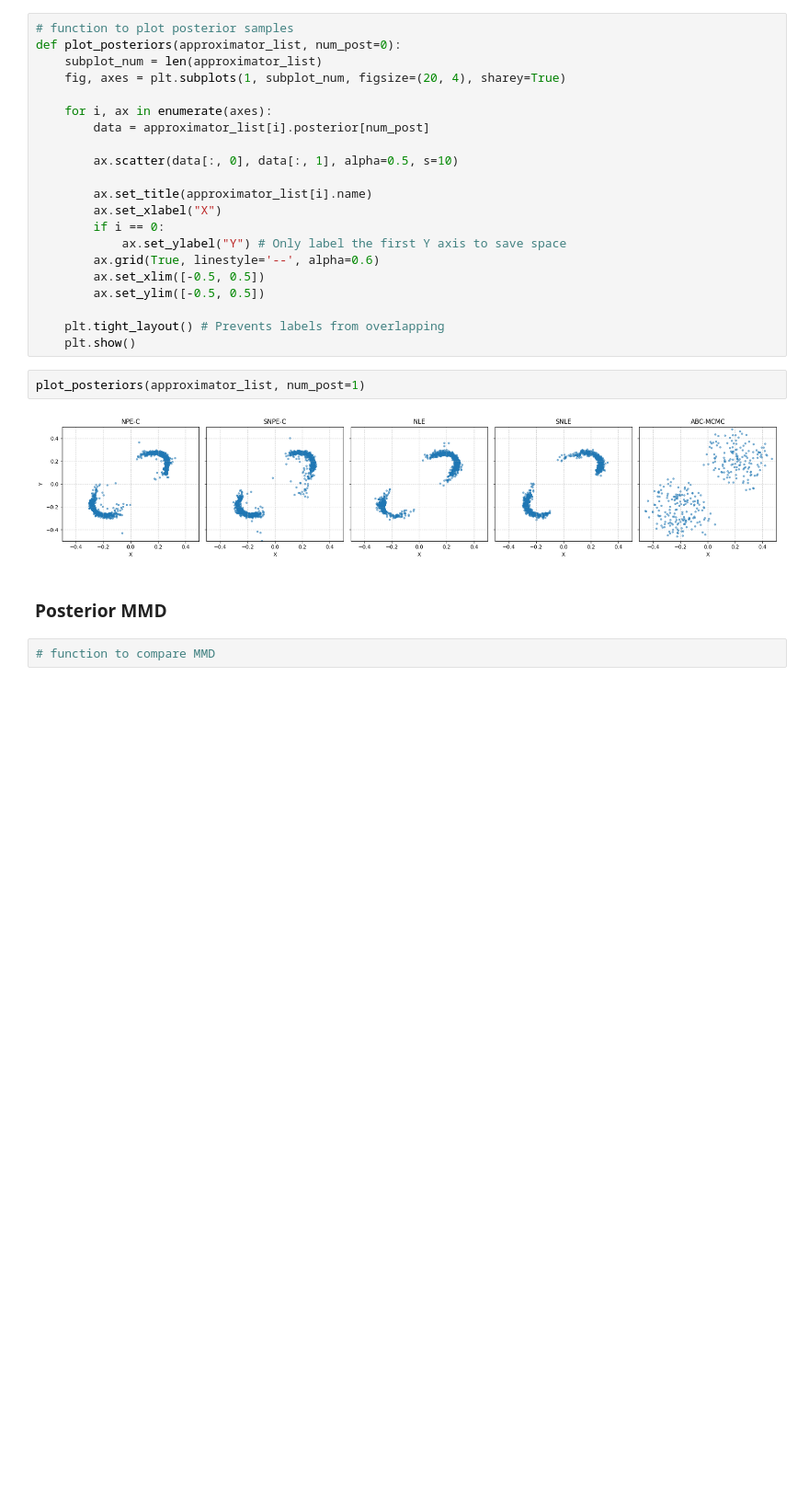
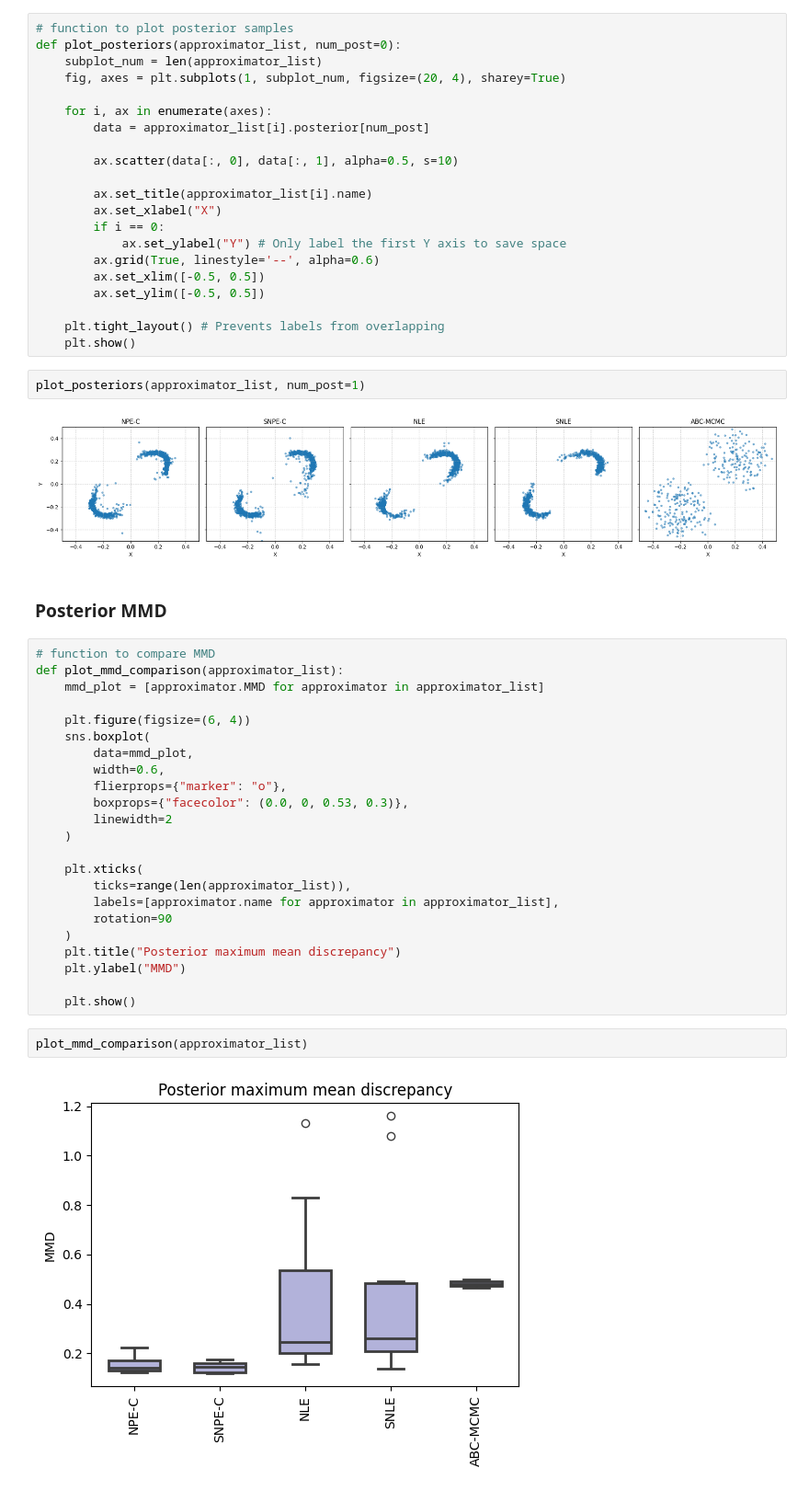
Before and after one commit to haochu-liu/likelihood-free, a Jupyter notebook: python/two_moon.ipynb, the cells around one changed output. Shown at 92% size. Drawn from its saved outputs; the diff is of its cells as text; blank space fills up the shorter version.

```diff
--- a/python/two_moon.ipynb
+++ b/python/two_moon.ipynb
@@ -152,3 +152,28 @@ plot_posteriors(approximator_list, num_post=1)
 ### Posterior MMD
 # %%
 # function to compare MMD
+def plot_mmd_comparison(approximator_list):
+    mmd_plot = [approximator.MMD for approximator in approximator_list]
+
+    plt.figure(figsize=(6, 4))
+    sns.boxplot(
+        data=mmd_plot,
+        width=0.6,
+        flierprops={"marker": "o"},
+        boxprops={"facecolor": (0.0, 0, 0.53, 0.3)},
+        linewidth=2
+    )
+
+    plt.xticks(
+        ticks=range(len(approximator_list)),
+        labels=[approximator.name for approximator in approximator_list],
+        rotation=90
+    )
+    plt.title("Posterior maximum mean discrepancy")
+    plt.ylabel("MMD")
+
+    plt.show()
+# %%
+plot_mmd_comparison(approximator_list)
+# %% [output]
+[figure, added]
```
